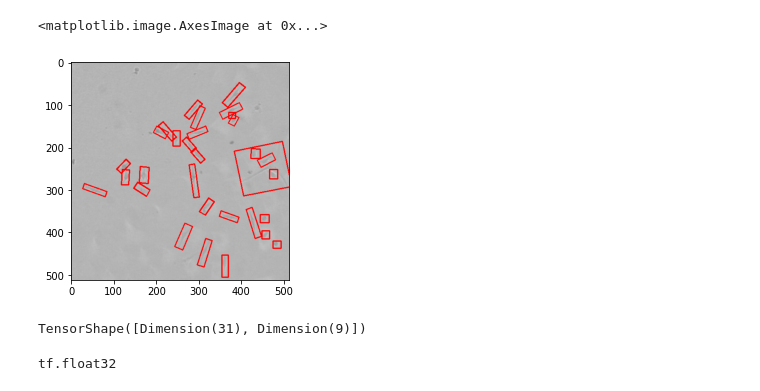
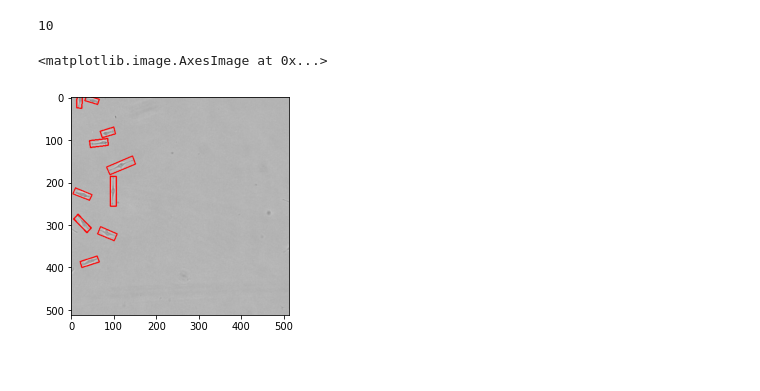
Before and after one commit to LucasKirsten/RotationDetection, a Jupyter notebook: cell_detector/train_cell.ipynb, the cells around one changed output. Drawn from its saved outputs; the diff is of its cells as text; code cells hidden in the pictures.

```diff
--- a/cell_detector/train_cell.ipynb
+++ b/cell_detector/train_cell.ipynb
@@ -40,21 +43,23 @@ def read_data(serialized_example):
 # %%
 tfrecords_path = '/datasets/tfrecord/UFRGS_CELL_train'
 dataset = tf.data.TFRecordDataset(tf.io.gfile.glob(tfrecords_path+'*.tfrecord'))
 dataset = dataset.map(read_data)
 #dataset = dataset.map(adjust_data)
 #dataset = dataset.batch(1)
 #dataset = dataset.repeat()
 
-for sample in dataset.take(12):
+for sample in dataset.take(10):
     pass
 
 draw = np.copy(sample[0])
 label = [lb[:-1].reshape(-1,2) for lb in sample[1].numpy()]
+print(len(label))
 
 cv2.drawContours(draw, label, -1, (255,0,0), 2)
 
 plt.imshow(draw)
 # %% [output]
-<matplotlib.image.AxesImage at 0x...>
+10
+<matplotlib.image.AxesImage at 0x...>
-[figure, old version]
+[figure, new version]
 # %%
@@ -169,8 +187,0 @@ img, centers = adjust_data(sample[0].numpy(), sample[1].numpy())
-# %%
-sample[1].shape
-# %% [output]
-TensorShape([Dimension(31), Dimension(9)])
-# %%
-img.dtype
-# %% [output]
-tf.float32
```
Also changed, not shown: parts of 18 cells of this notebook.
